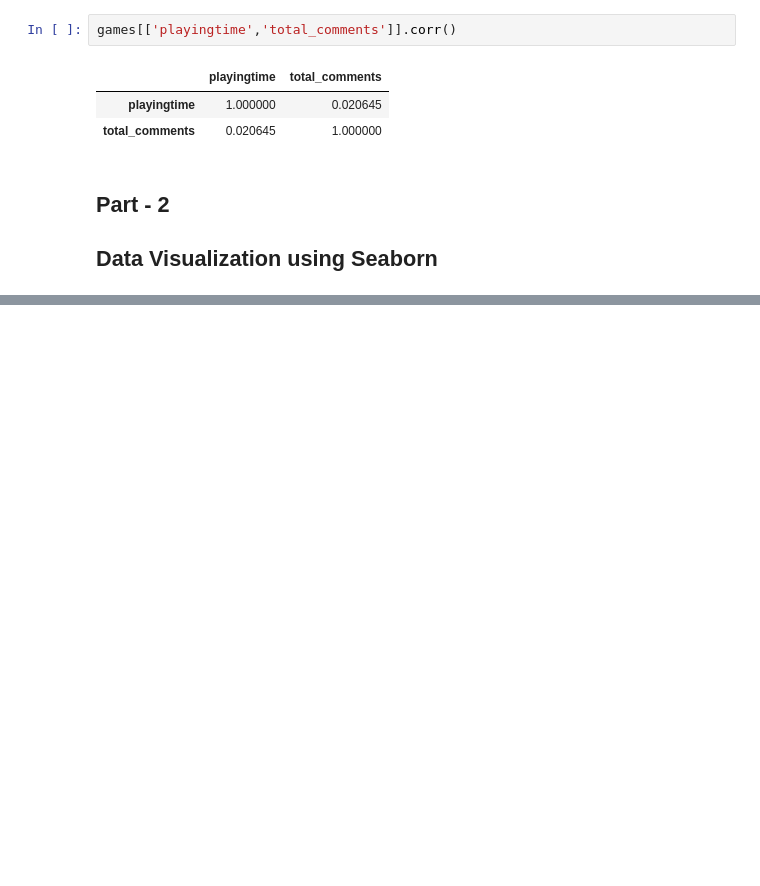
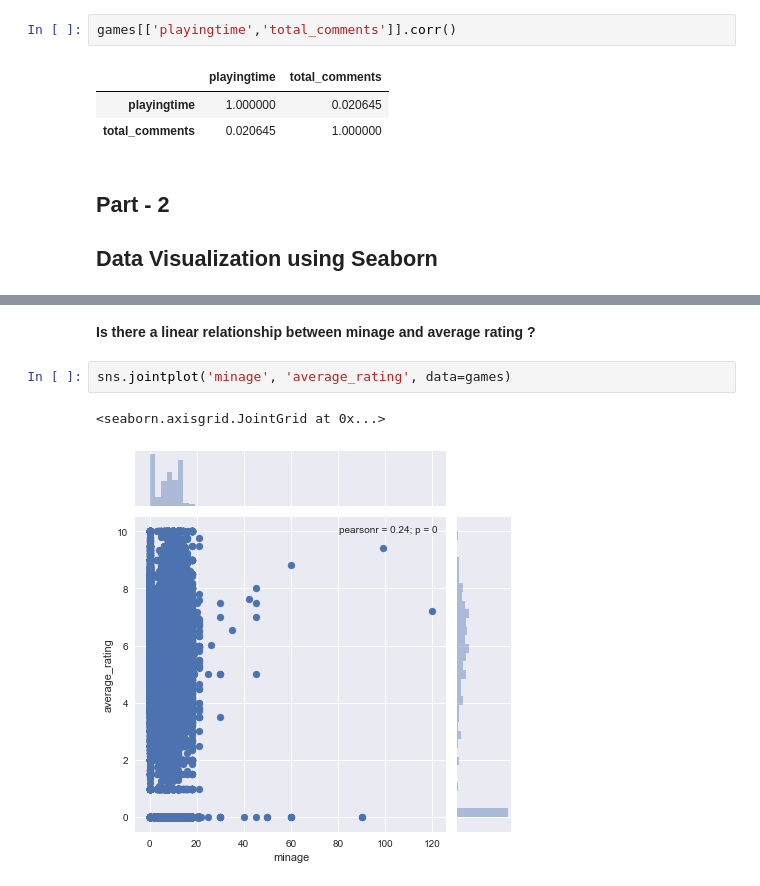
Before and after one commit to theakshaydas/PGP-AIML, a Jupyter notebook: CourseContent/03-Intro.to.Python.and.Basic.Statistics/Week2/Practice Exercise/Pandas Lab Exercise (Kaggle Games Dataset).ipynb, the cells around one changed output, grey strips where cells are left out. Saved outputs shown, nothing was run; the diff lists cells and outputs as text; blank space fills up the shorter version.

```diff
--- a/CourseContent/03-Intro.to.Python.and.Basic.Statistics/Week2/Practice Exercise/Pandas Lab Exercise (Kaggle Games Dataset).ipynb
+++ b/CourseContent/03-Intro.to.Python.and.Basic.Statistics/Week2/Practice Exercise/Pandas Lab Exercise (Kaggle Games Dataset).ipynb
@@ -129,0 +157,7 @@ games[['playingtime','total_comments']].corr()
+# %% [markdown]
+**Is there a linear relationship between minage and average rating ?**
+# %%
+sns.jointplot('minage', 'average_rating', data=games)
+# %% [output]
+<seaborn.axisgrid.JointGrid at 0x...>
+[figure, added]
```
Also changed, not shown: parts of 14 cells of this notebook.
